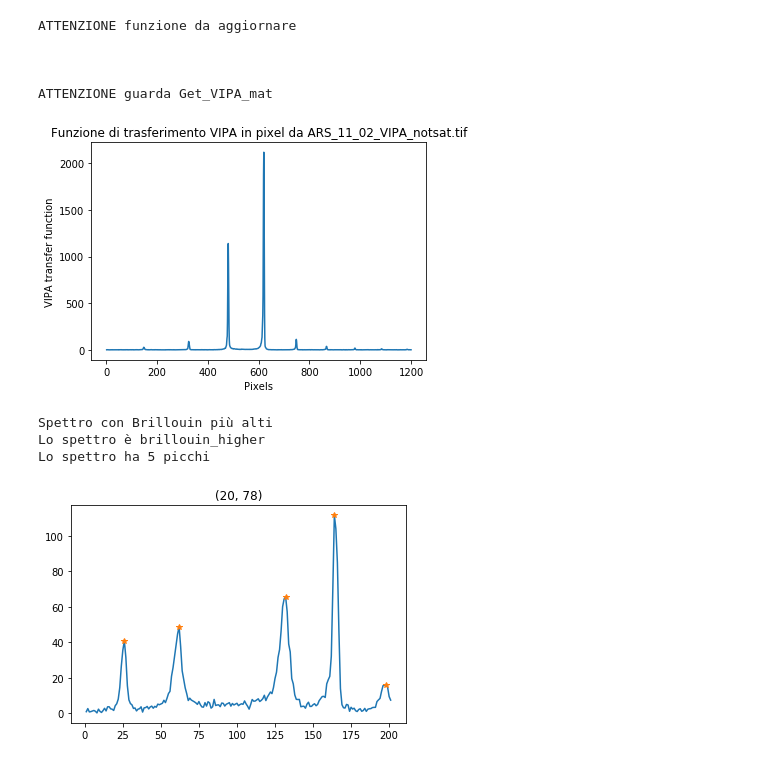
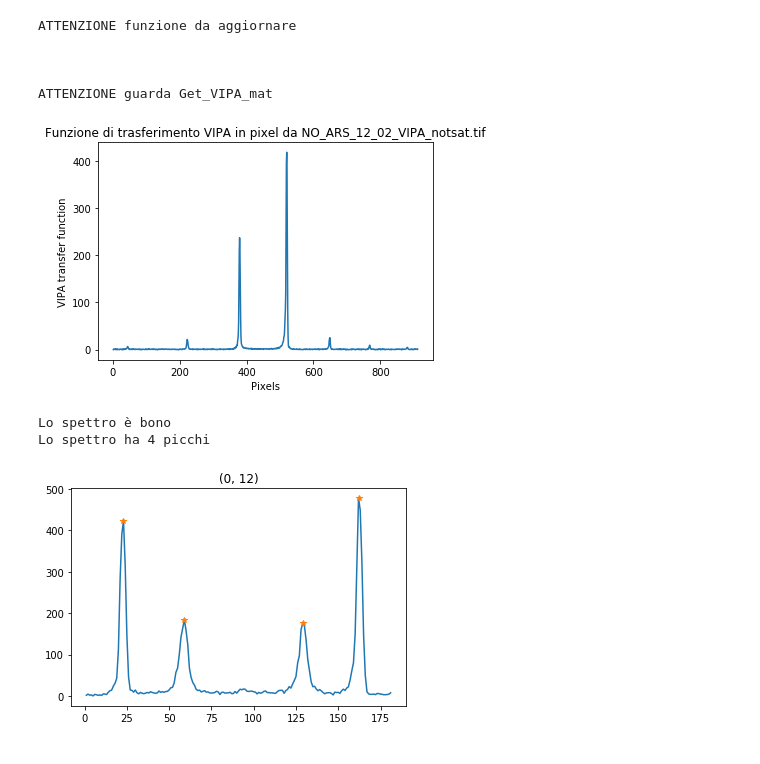
Before and after one commit to flautodipan/Python_Libraries, a Jupyter notebook: Experimentum_single.ipynb, the cells around one changed output. Cells and saved outputs as stored; diff of their text form; code cells hidden in the pictures.

```diff
--- a/Experimentum_single.ipynb
+++ b/Experimentum_single.ipynb
@@ -12,18 +12,16 @@ import  matplotlib.pyplot   as      plt
 
 
 import  time
+now_path        =   '../BRILLOUIN/TDP43/NO_ARS_12_02/'
+spectra_filename    =   'NO_ARS_12_02'
+VIPA_filename       =   'NO_ARS_12_02_VIPA_notsat.tif'
 
-now_path        =   '../BRILLOUIN/TDP43/ARS_11_02/'
-spectra_filename    =   'ARS_11_02'
-VIPA_filename       =   'ARS_11_02_VIPA_notsat.tif'
-
-super_start         =   time.process_time()
-tempo               =   ()
-
-syg_kwargs          =   {'height': 10, 'distance': 20, 'width': 3.}
+syg_kwargs          =   {'height': 23.5, 'distance': 20, 'width': 3.}
 syg_kwargs_VIPA     =   {'distance':100, 'width': 1}
-syg_kwargs_brill    =  {'height': 8., 'distance': 20, 'width': 3.}
-VIPA_treshold       =   37
+syg_kwargs_brill    =  {'height': 20., 'distance': 20, 'width': 3.}
+VIPA_treshold       =   8
+sat_height          =   50000
+sat_width           =   13.5
 
 cols        = ('Co', 'Omega', 'Gamma', 'Delta', 'tau', 'delta_width', 'delta_amplitude', 'A', 'mu', 'sigma', 'shift', 'offset')
 cols_mark   = ('Co', 'Omega', 'Gamma', 'delta_width', 'delta_amplitude', 'A', 'mu', 'sigma', 'shift', 'offset')
@@ -31,38 +29,37 @@ cols_real   = ('Co', 'Omega', 'Gamma', 'Delta', 'tau', 'delta_width', 'delta_amp
 cols_gauss  = ( 'A', 'mu', 'sigma')
 # %%
 #0) importo dati e inizializzo oggetti
-i   =   20
-j   =   78
-y    =   Import_from_Matlab(spectra_filename, now_path, var_name = 'y_all')[i][j]
+i   =   0
+j   =   12
+y    =   Import_from_Matlab(spectra_filename, now_path, var_name = 'y3')[i][j]
 Data    =   Exp.Spectrum(name = str((i,j)))
 Data.Get_Spectrum(y = np.resize(y, np.max(y.shape)), offset = 183., cut = False, cut_range = (100, 680))
 Data.Get_Spectrum_Peaks(**syg_kwargs)
 Data.Get_VIPA_tif(VIPA_filename, now_path, fig = 'VIPA_img', save_path = now_path)
 
 plt.figure()
 plt.plot(Data.x, Data.y)
 plt.plot(Data.x[Data.peaks[0]], Data.y[Data.peaks[0]], '*')
 plt.title(str((i,j)))
 
-check = Data.Check_Spectrum(saturation_width = 13.5)
+check = Data.Check_Spectrum(saturation_height = sat_height, saturation_width = sat_width)
 
 if      check == 1  : nature    = 'saturo'
 elif    check == 2  : nature    = 'brillouin_higher'
 elif    check == 3  : nature    = 'invisible'
 else:                 nature    = 'bono'
 print('Lo spettro è '+nature)
 print('Lo spettro ha {} picchi'.format(Data.n_peaks))
 # %% [output]
 ATTENZIONE funzione da aggiornare
 
 
 
 ATTENZIONE guarda Get_VIPA_mat
-[figure, old version]
+[figure, new version]
-Spettro con Brillouin più alti
-Lo spettro è brillouin_higher
-Lo spettro ha 5 picchi
+Lo spettro è bono
+Lo spettro ha 4 picchi
-[figure, old version]
+[figure, new version]
 # %%
 #1) Operazioni di modifica Spettro
 
```
Also changed, not shown: parts of 7 cells of this notebook, 2 other files.
